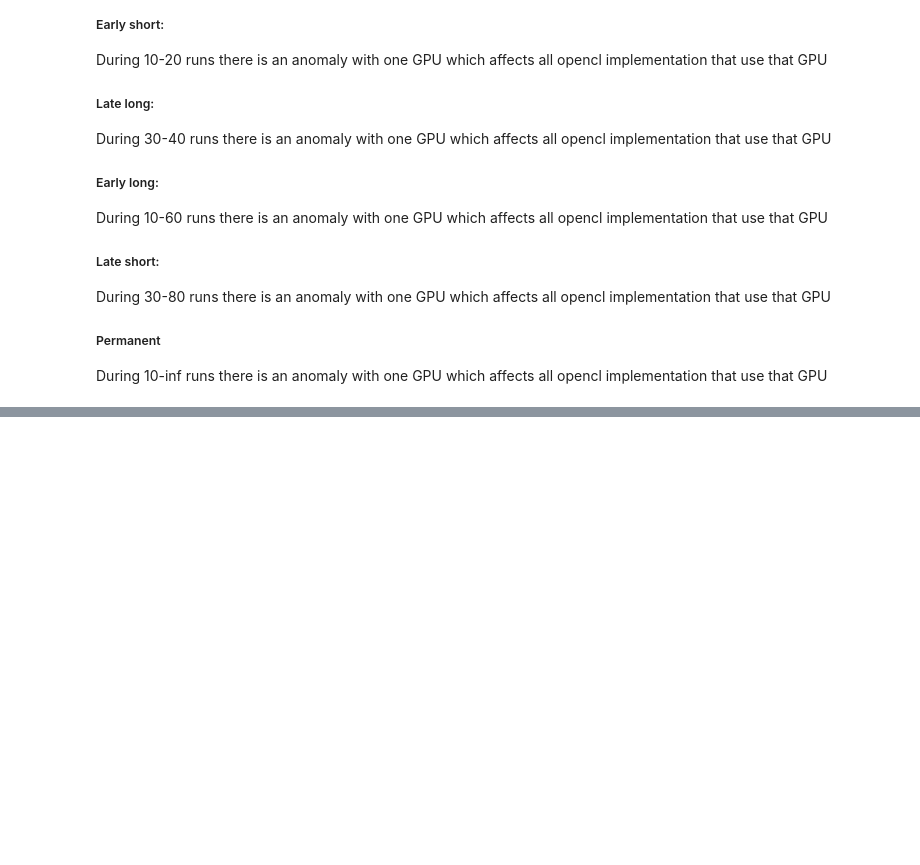
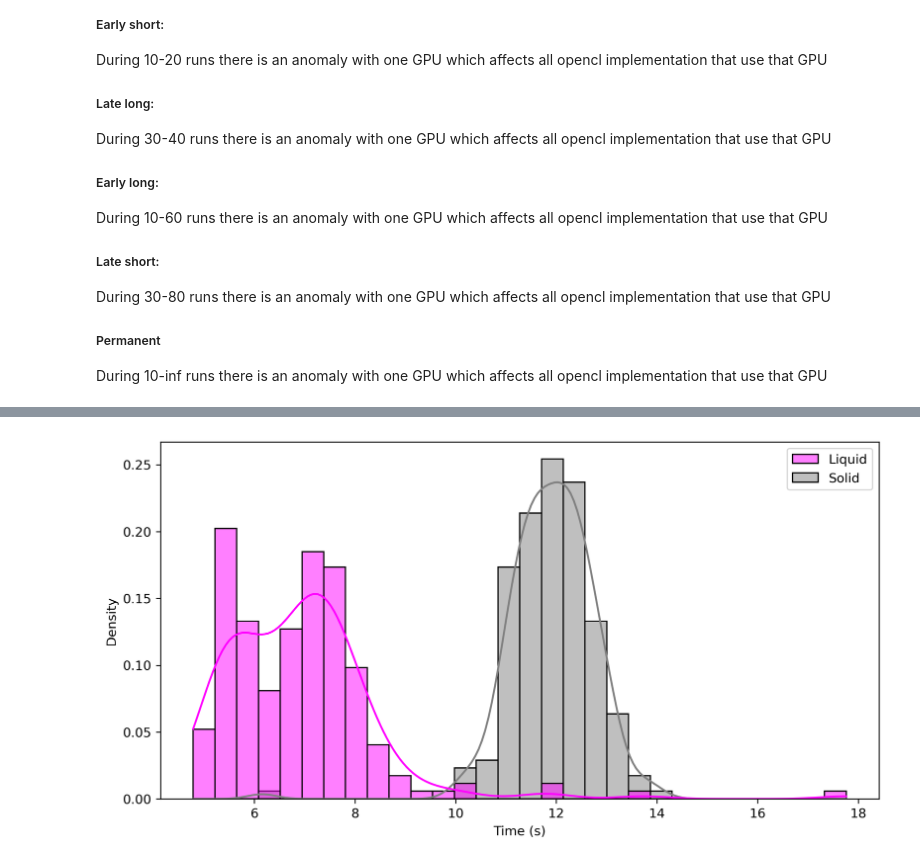
Before and after one commit to HenriquesLab/NanoPyx, a Jupyter notebook: src/nanopyx/liquid/simulations.ipynb, the cells around one changed output, grey strips where cells are left out. Cells and saved outputs as stored; diff of their text form; code cells hidden in the pictures; blank space fills up the shorter version.

```diff
--- a/src/nanopyx/liquid/simulations.ipynb
+++ b/src/nanopyx/liquid/simulations.ipynb
@@ -272,8 +279,10 @@ sim = Simulator(met_1,met_2,met_3)
 sim.benchmark_all_methods(1)
 sim.print_methods()
 
-sim.run_anomalous_simulations(iter_n=100, ano_start=0, ano_end=101, affected_gear=ALL_GEARS[0], new_avg=4, new_std=0.4)
+sim.run_anomalous_simulations(iter_n=200, ano_start=0, ano_end=201, affected_gear=ALL_GEARS[0], new_avg=4, new_std=0.4)
 sim.print_methods()
 sim.print_stats()
+
+liquid_perm = sim
 # %% [output]
 ['1', '2', '3']
@@ -523,8 +536,10 @@ sim = Simulator(met_1,met_2,met_3)
 sim.benchmark_all_methods(1)
 sim.print_methods()
 
-sim.run_anomalous_simulations(iter_n=100, ano_start=0, ano_end=101, affected_gear=ALL_GEARS[0], new_avg=4, new_std=0.4, solid=True)
+sim.run_anomalous_simulations(iter_n=200, ano_start=0, ano_end=201, affected_gear=ALL_GEARS[0], new_avg=4, new_std=0.4, solid=True)
 sim.print_methods()
 sim.print_stats()
+
+solid_perm = sim
 # %% [output]
 ['1', '2', '3']
@@ -546,0 +584,10 @@ Method 3 used OPENCL_1 the most (100.0%)
+# %%
+# Perm
+df = pd.DataFrame({'Liquid':liquid_perm.total_time,'Solid':solid_perm.total_time})
+
+plt.figure(figsize=(10,5), dpi=300)
+sns.histplot(data=df, bins=30, stat='density', kde=True, palette=['magenta','gray'])
+plt.xlabel('Time (s)')
+plt.show()
+# %% [output]
+[figure, added]
```
Also changed, not shown: parts of 16 cells of this notebook.
